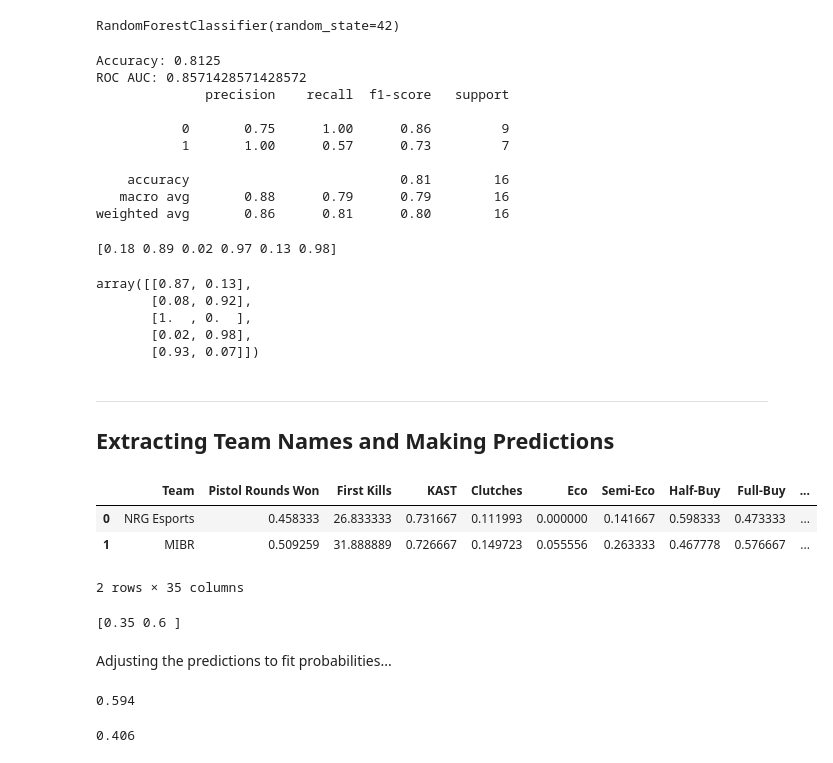
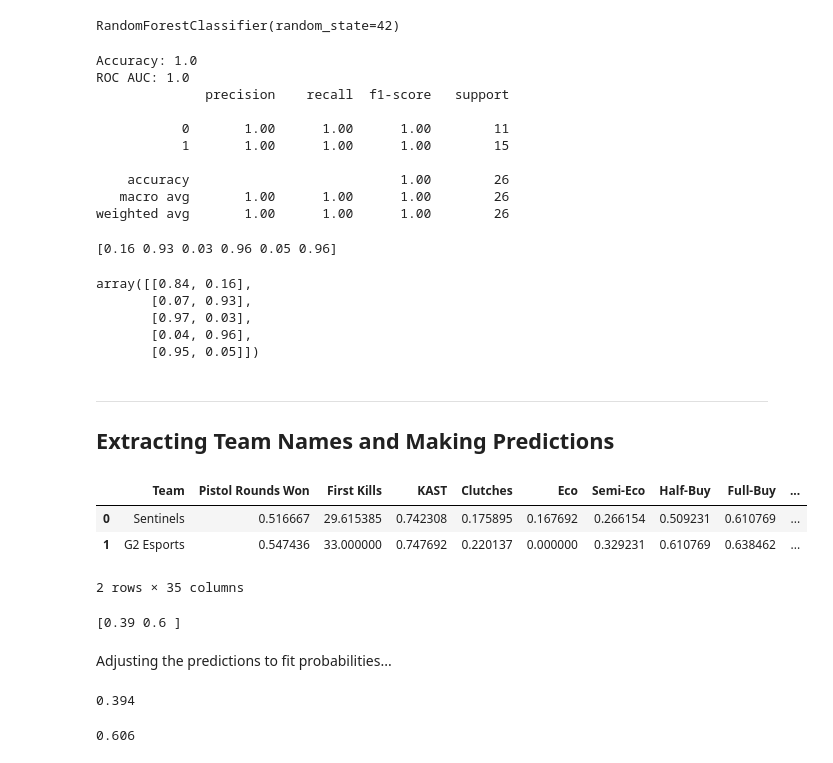
Before and after one commit to unnamed-catalyst/VCT-Match-Predictor, a Jupyter notebook: Predictions.ipynb, the cells around one changed output. Cells and saved outputs as stored; diff of their text form; code cells hidden in the pictures.

```diff
--- a/Predictions.ipynb
+++ b/Predictions.ipynb
@@ -22,11 +21,14 @@ masters_df = masters_df.drop(columns=['Unnamed: 0'])
 
 # stage1_df = pd.read_csv('Datasets/stage1.csv')
 # stage1_df = stage1_df.drop(columns=['Unnamed: 0'])
-stage1_df = pd.read_csv('Datasets/stage1_07_04_25.csv')
+stage1_df = pd.read_csv('Datasets/stage1_groups.csv')
 stage1_df = stage1_df.drop(columns=['Unnamed: 0'])
 
+playoffs_df = pd.read_csv('Datasets/playoffs.csv')
+playoffs_df = playoffs_df.drop(columns=['Unnamed: 0'])
+
 # total_df = pd.concat([masters_df, stage1_df], ignore_index=True)
-total_df = pd.concat([kickoff_df, stage1_df], ignore_index=True)
+total_df = pd.concat([kickoff_df, stage1_df, playoffs_df], ignore_index=True)
 # %%
 total_df
 # %% [output]
@@ -101,30 +103,30 @@ print("Accuracy:", accuracy_score(y_test, y_pred))
 print("ROC AUC:", roc_auc_score(y_test, y_proba))
 print(classification_report(y_test, y_pred))
 # %% [output]
-Accuracy: 0.8125
-ROC AUC: 0.8571428571428572
+Accuracy: 1.0
+ROC AUC: 1.0
               precision    recall  f1-score   support
 
-           0       0.75      1.00      0.86         9
-           1       1.00      0.57      0.73         7
+           0       1.00      1.00      1.00        11
+           1       1.00      1.00      1.00        15
 
-    accuracy                           0.81        16
-   macro avg       0.88      0.79      0.79        16
-weighted avg       0.86      0.81      0.80        16
+    accuracy                           1.00        26
+   macro avg       1.00      1.00      1.00        26
+weighted avg       1.00      1.00      1.00        26
 # %%
 # Example: predict on the first 5 matches
 probs = model.predict_proba(X.head(6))[:, 1]  # Probability of winning
 print(probs)
 # %% [output]
-[0.18 0.89 0.02 0.97 0.13 0.98]
+[0.16 0.93 0.03 0.96 0.05 0.96]
 # %%
 model.predict_proba(X.head(5))
 # %% [output]
-array([[0.87, 0.13],
-       [0.08, 0.92],
-       [1.  , 0.  ],
-       [0.02, 0.98],
-       [0.93, 0.07]])
+array([[0.84, 0.16],
+       [0.07, 0.93],
+       [0.97, 0.03],
+       [0.04, 0.96],
+       [0.95, 0.05]])
 # %% [markdown]
 ---
 
@@ -146,41 +148,41 @@ americas_teams_dict = {
 }
 # %%
 # Specify the team and the columns you want to average
-team_name_1 = americas_teams_dict["NRG"]
-team_name_2 = americas_teams_dict["MIBR"]
+team_name_1 = americas_teams_dict["SEN"]
+team_name_2 = americas_teams_dict["G2"]
 
 columns_to_average = ['Pistol Rounds Won', 'First Kills', 'KAST', 'Clutches',
                       'Eco', 'Semi-Eco', 'Half-Buy', 'Full-Buy',
                      '+1', '-1', '0', '+2', '-2', '-3', '+3', '+4', '-4']
 
 # Column names for opponents' stats
 columns_to_average_opp = [col + ' Opp' for col in columns_to_average]
 
 # Extracting the specific teams from the DataFrame
 # team_rows_1 = kickoff_df[kickoff_df['Team'] == team_name_1]
 # team_rows_2 = kickoff_df[kickoff_df['Team'] == team_name_2]
 team_rows_1 = total_df[total_df['Team'] == team_name_1]
 team_rows_2 = total_df[total_df['Team'] == team_name_2]
 
 # Calculating the mean for the selected columns
 mean_values_1 = team_rows_1[columns_to_average].mean()
 mean_values_2 = team_rows_2[columns_to_average].mean()
 
 final_columns = ['Team'] + columns_to_average + columns_to_average_opp
 
 # Combining team 1's stats with team 2's stats as opponent
 row_1 = [team_name_1] + mean_values_1.tolist() + mean_values_2.tolist()
 
 # Combining team 2's stats with team 1's stats as opponent
 row_2 = [team_name_2] + mean_values_2.tolist() + mean_values_1.tolist()
 
 result_df = pd.DataFrame([row_1, row_2], columns=final_columns)
 
 result_df
 # %% [output]
 |  | Team | Pistol Rounds Won | First Kills | KAST | Clutches | Eco | Semi-Eco | Half-Buy | Full-Buy | ... |
-| 0 | NRG Esports | 0.458333 | 26.833333 | 0.731667 | 0.111993 | 0.000000 | 0.141667 | 0.598333 | 0.473333 | ... |
-| 1 | MIBR | 0.509259 | 31.888889 | 0.726667 | 0.149723 | 0.055556 | 0.263333 | 0.467778 | 0.576667 | ... |
+| 0 | Sentinels | 0.516667 | 29.615385 | 0.742308 | 0.175895 | 0.167692 | 0.266154 | 0.509231 | 0.610769 | ... |
+| 1 | G2 Esports | 0.547436 | 33.000000 | 0.747692 | 0.220137 | 0.000000 | 0.329231 | 0.610769 | 0.638462 | ... |
 2 rows × 35 columns
 # %%
 X = result_df.drop(columns=['Team'])
@@ -188,14 +190,14 @@ X = result_df.drop(columns=['Team'])
 probs = model.predict_proba(X)[:, 1]  # Probability of winning
 print(probs)
 # %% [output]
-[0.35 0.6 ]
+[0.39 0.6 ]
 # %% [markdown]
 Adjusting the predictions to fit probabilities...
 # %%
 round(probs[0] / (probs[0] + probs[1]), 3)
 # %% [output]
-0.594
+0.394
 # %%
 round(probs[1] / (probs[0] + probs[1]), 3)
 # %% [output]
-0.406
+0.606
```
Also changed, not shown: parts of 2 cells of this notebook, 3 other files.
